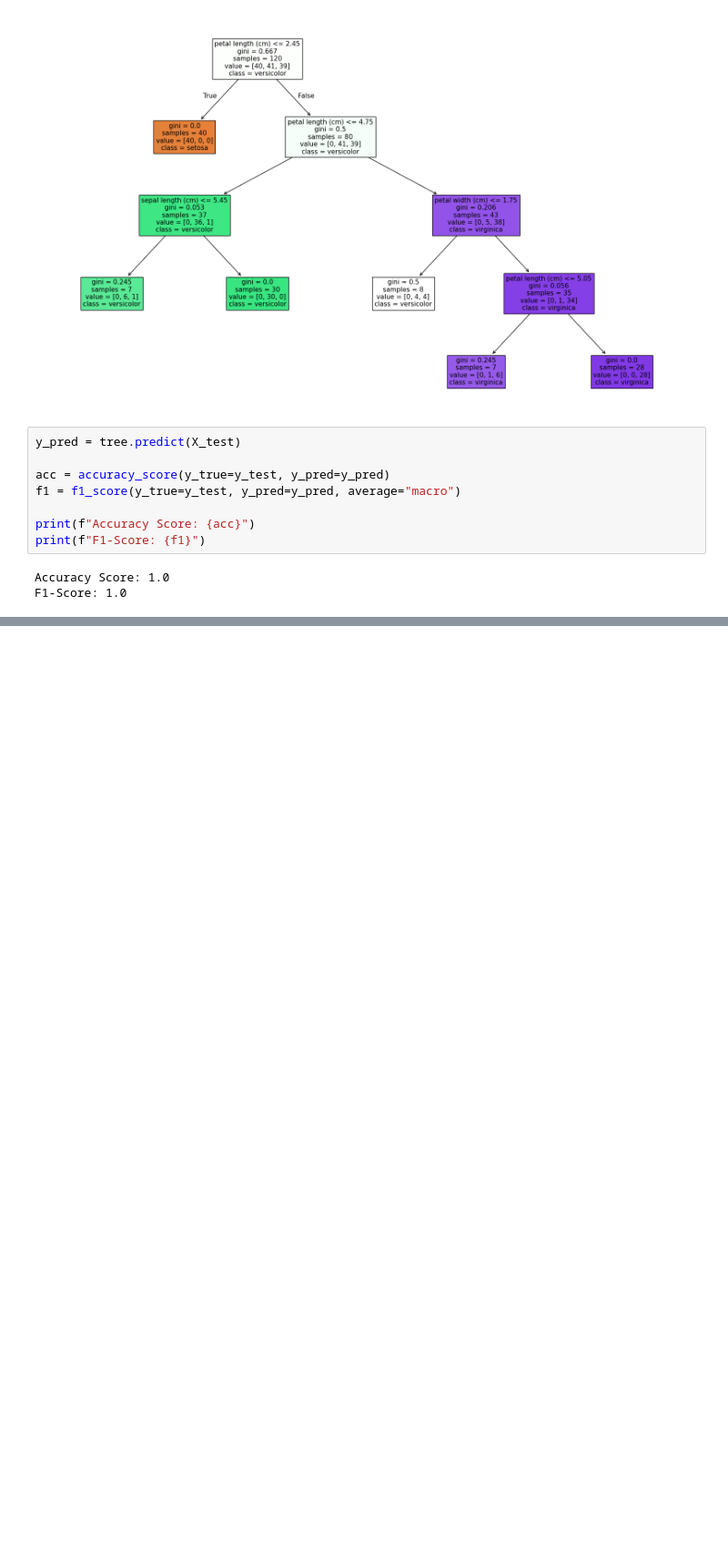
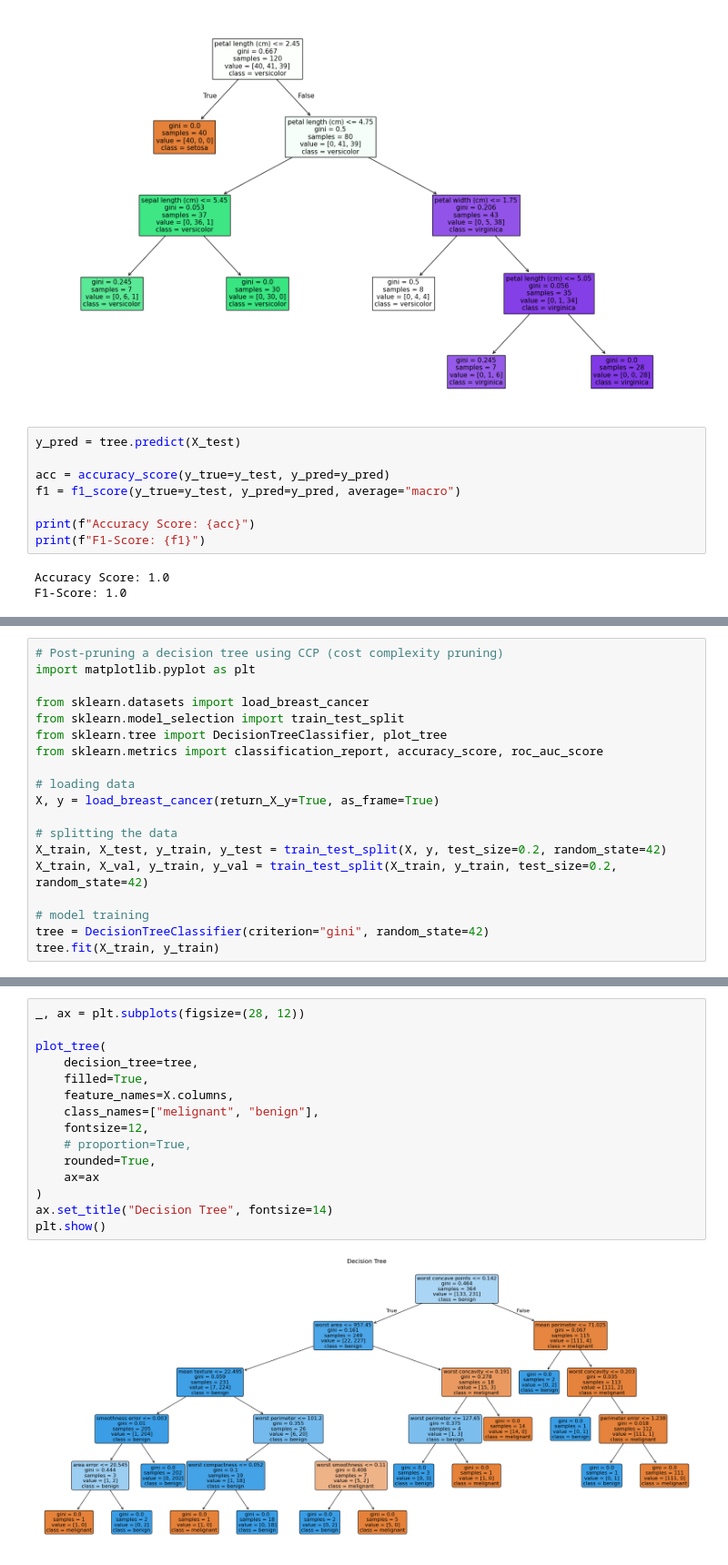
Before and after one commit to Erfan-Taherirani/Personal_ML_Notes, a Jupyter notebook: supervised_learning/classification/Tree_Based_Algorithms/DecisionTree.ipynb, the cells around one changed output, grey strips where cells are left out. Shown at 91% size. Cells and saved outputs as stored; diff of their text form; blank space fills up the shorter version.

```diff
--- a/supervised_learning/classification/Tree_Based_Algorithms/DecisionTree.ipynb
+++ b/supervised_learning/classification/Tree_Based_Algorithms/DecisionTree.ipynb
@@ -179,0 +141,19 @@ load_iris(as_frame=True).
+# %%
+# Post-pruning a decision tree using CCP (cost complexity pruning)
+import matplotlib.pyplot as plt
+
+from sklearn.datasets import load_breast_cancer
+from sklearn.model_selection import train_test_split
+from sklearn.tree import DecisionTreeClassifier, plot_tree
+from sklearn.metrics import classification_report, accuracy_score, roc_auc_score
+
+# loading data
+X, y = load_breast_cancer(return_X_y=True, as_frame=True)
+
+# splitting the data
+X_train, X_test, y_train, y_test = train_test_split(X, y, test_size=0.2, random_state=42)
+X_train, X_val, y_train, y_val = train_test_split(X_train, y_train, test_size=0.2, random_state=42)
+
+# model training
+tree = DecisionTreeClassifier(criterion="gini", random_state=42)
+tree.fit(X_train, y_train)
@@ -179,0 +175,17 @@ load_iris(as_frame=True).
+# %%
+_, ax = plt.subplots(figsize=(28, 12))
+
+plot_tree(
+    decision_tree=tree,
+    filled=True,
+    feature_names=X.columns,
+    class_names=["melignant", "benign"],
+    fontsize=12,
+    # proportion=True,
+    rounded=True,
+    ax=ax
+)
+ax.set_title("Decision Tree", fontsize=14)
+plt.show()
+# %% [output]
+[figure, added]
```
Also changed, not shown: parts of 15 cells of this notebook, 3 other files.
